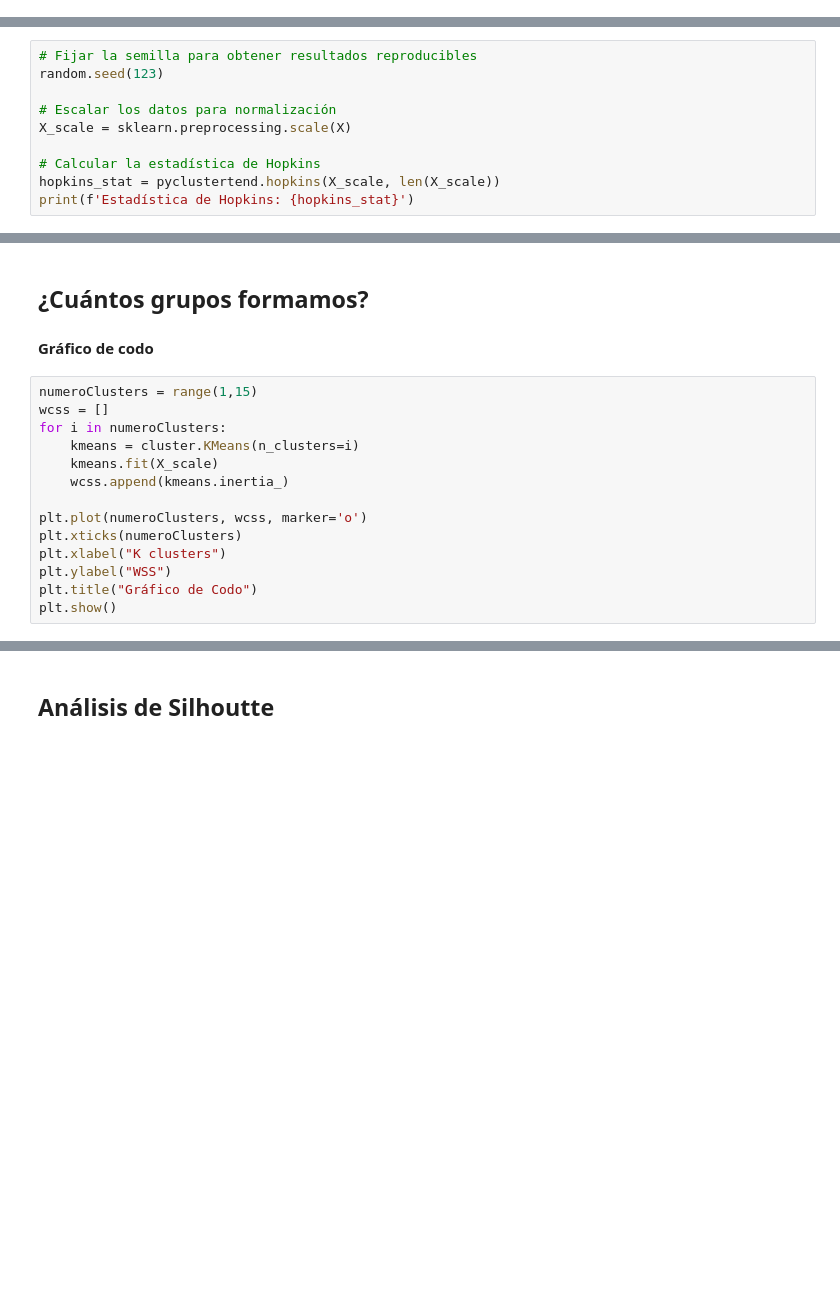
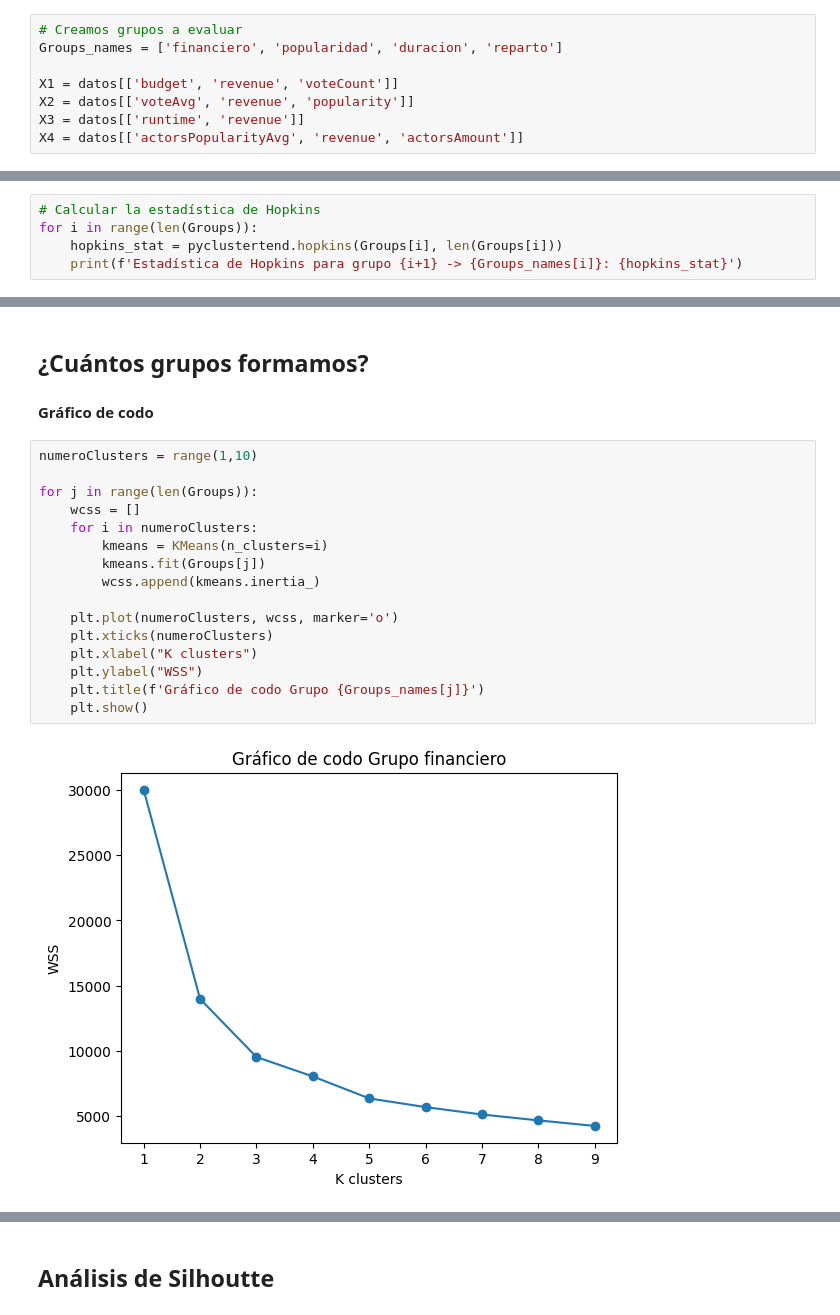
Before and after one commit to Fabiola-cc/CineVision_Studios, a Jupyter notebook: clustering.ipynb, the cells around one changed output, grey strips where cells are left out. Cells and saved outputs as stored; diff of their text form; blank space fills up the shorter version.

Commit message:
fix: reinterpretation, added multiple variable groups

```diff
--- a/clustering.ipynb
+++ b/clustering.ipynb
@@ -63,0 +63,8 @@ X.describe()
+# %%
+# Creamos grupos a evaluar
+Groups_names = ['financiero', 'popularidad', 'duracion', 'reparto']
+
+X1 = datos[['budget', 'revenue', 'voteCount']]
+X2 = datos[['voteAvg', 'revenue', 'popularity']]
+X3 = datos[['runtime', 'revenue']]
+X4 = datos[['actorsPopularityAvg', 'revenue', 'actorsAmount']]
@@ -66,13 +85,8 @@ X.describe()
 # %% [markdown]
 #### Estadístico Hopkins
 # %%
-# Fijar la semilla para obtener resultados reproducibles
-random.seed(123)
-
-# Escalar los datos para normalización
-X_scale = sklearn.preprocessing.scale(X)
-
 # Calcular la estadística de Hopkins
-hopkins_stat = pyclustertend.hopkins(X_scale, len(X_scale))
-print(f'Estadística de Hopkins: {hopkins_stat}')
+for i in range(len(Groups)):
+    hopkins_stat = pyclustertend.hopkins(Groups[i], len(Groups[i]))
+    print(f'Estadística de Hopkins para grupo {i+1} -> {Groups_names[i]}: {hopkins_stat}')
 # %% [output]
@@ -86,16 +104,20 @@ pyclustertend.vat(X)
 ## ¿Cuántos grupos formamos?
 #### Gráfico de codo
 # %%
-numeroClusters = range(1,15)
-wcss = []
-for i in numeroClusters:
-    kmeans = cluster.KMeans(n_clusters=i)
-    kmeans.fit(X_scale)
-    wcss.append(kmeans.inertia_)
+numeroClusters = range(1,10)
 
-plt.plot(numeroClusters, wcss, marker='o')
-plt.xticks(numeroClusters)
-plt.xlabel("K clusters")
-plt.ylabel("WSS")
-plt.title("Gráfico de Codo")
-plt.show()
+for j in range(len(Groups)):
+    wcss = []
+    for i in numeroClusters:
+        kmeans = KMeans(n_clusters=i)
+        kmeans.fit(Groups[j])
+        wcss.append(kmeans.inertia_)
+
+    plt.plot(numeroClusters, wcss, marker='o')
+    plt.xticks(numeroClusters)
+    plt.xlabel("K clusters")
+    plt.ylabel("WSS")
+    plt.title(f'Gráfico de codo Grupo {Groups_names[j]}')
+    plt.show()
+# %% [output]
+[figure, added]
```
Also changed, not shown: parts of 17 cells of this notebook.
